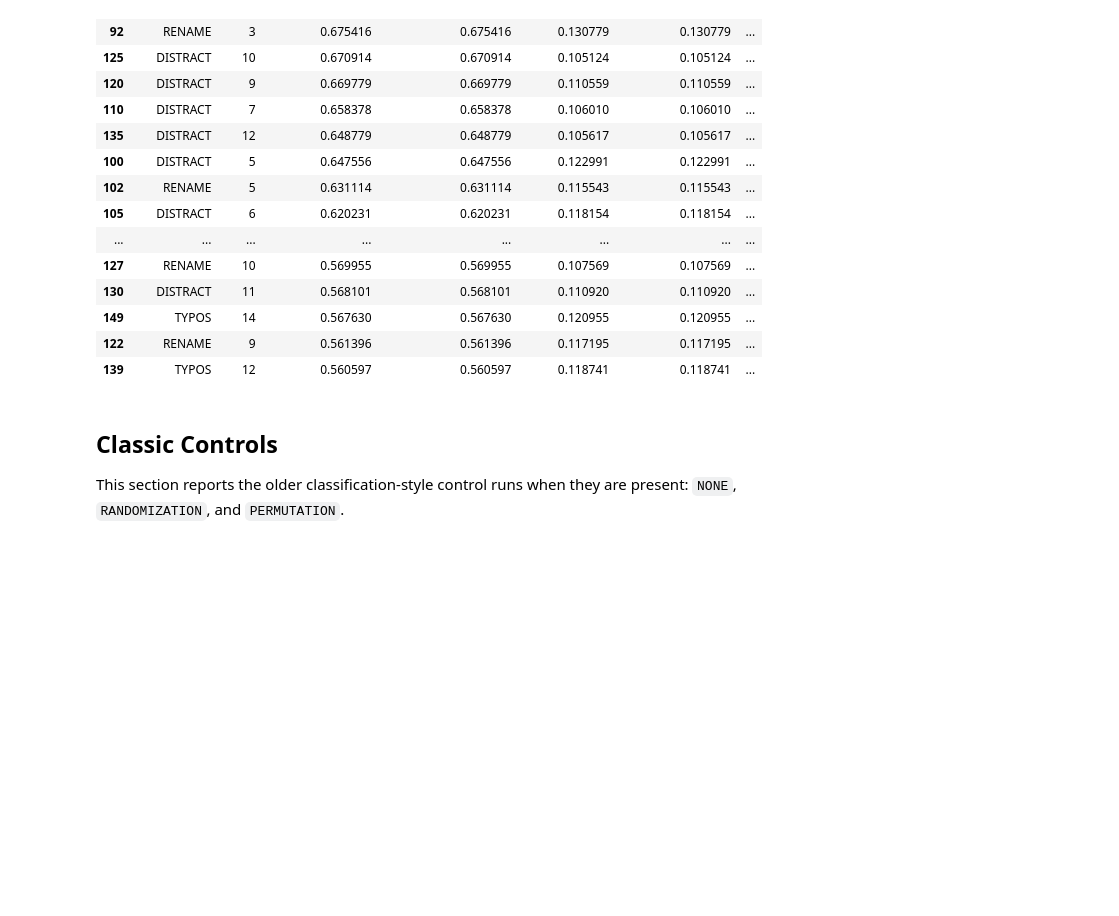
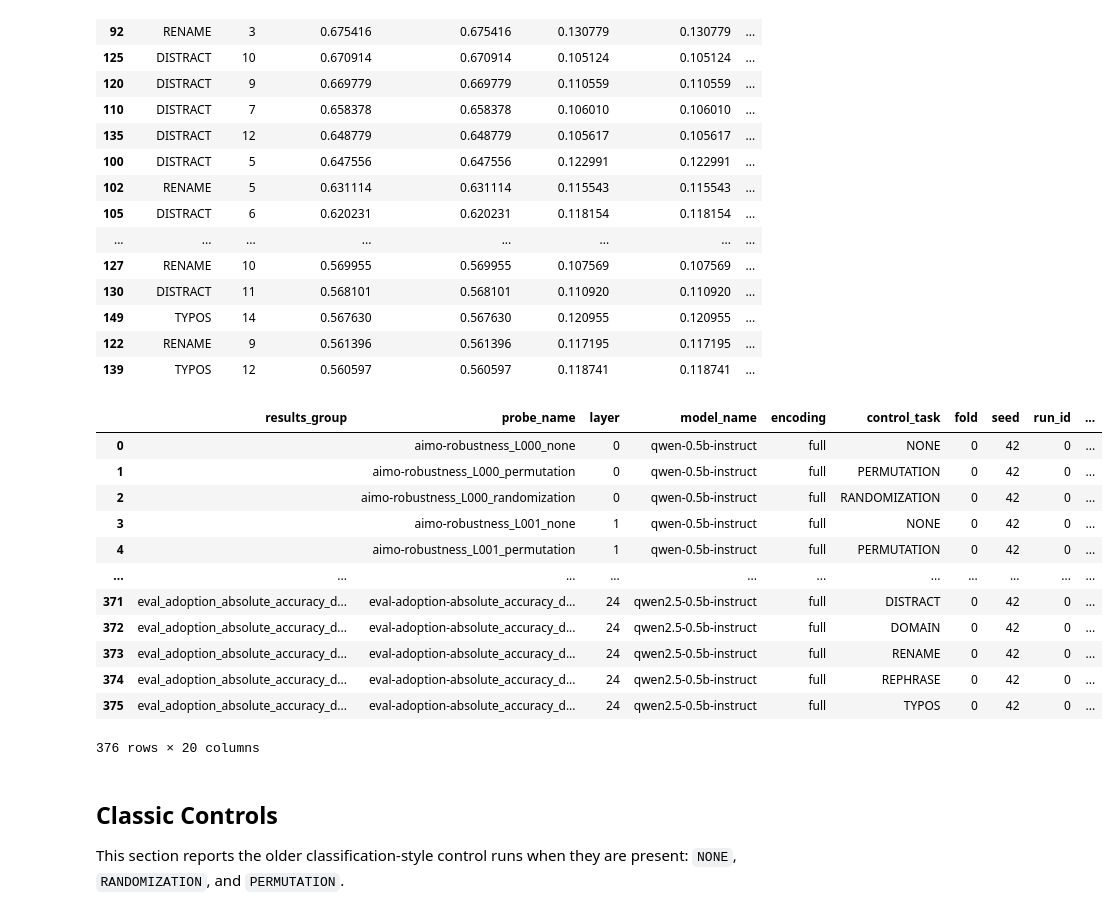
Before and after one commit to aimo-interp/baselines, a Jupyter notebook: notebooks/results_overview.ipynb, the cells around one changed output. Saved outputs shown, nothing was run; the diff lists cells and outputs as text; code cells hidden in the pictures; blank space fills up the shorter version.

Commit message:
Add eval-adoption control sweeps

```diff
--- a/notebooks/results_overview.ipynb
+++ b/notebooks/results_overview.ipynb
@@ -41,6 +41,9 @@ def parse_run_path(path: Path) -> dict:
     if layer_match is None:
         raise ValueError(f"Could not parse layer from {probe_name}")
 
+    perturbation_match = re.search(r"absolute_accuracy_decay__([^_]+)__L\d{3}$", probe_name)
+    perturbation_type = perturbation_match.group(1) if perturbation_match else None
+
     return {
         "results_group": "/".join(prefix),
         "probe_name": probe_name,
@@ -48,6 +51,7 @@ def parse_run_path(path: Path) -> dict:
         "model_name": model_name,
         "encoding": encoding,
         "control_task": control_task,
+        "perturbation_type": perturbation_type,
         "fold": int(fold),
         "seed": int(seed),
         "run_id": int(run_id),
@@ -302,6 +318,22 @@ latest_runs.sort_values("full_test_pearson", ascending=False)[[
 | 149 | TYPOS | 14 | 0.567630 | 0.567630 | 0.120955 | 0.120955 | ... |
 | 122 | RENAME | 9 | 0.561396 | 0.561396 | 0.117195 | 0.117195 | ... |
 | 139 | TYPOS | 12 | 0.560597 | 0.560597 | 0.118741 | 0.118741 | ... |
+# %%
+runs_df
+# %% [output]
+|  | results_group | probe_name | layer | model_name | encoding | control_task | fold | seed | run_id | ... |
+| 0 |  | aimo-robustness_L000_none | 0 | qwen-0.5b-instruct | full | NONE | 0 | 42 | 0 | ... |
+| 1 |  | aimo-robustness_L000_permutation | 0 | qwen-0.5b-instruct | full | PERMUTATION | 0 | 42 | 0 | ... |
+| 2 |  | aimo-robustness_L000_randomization | 0 | qwen-0.5b-instruct | full | RANDOMIZATION | 0 | 42 | 0 | ... |
+| 3 |  | aimo-robustness_L001_none | 1 | qwen-0.5b-instruct | full | NONE | 0 | 42 | 0 | ... |
+| 4 |  | aimo-robustness_L001_permutation | 1 | qwen-0.5b-instruct | full | PERMUTATION | 0 | 42 | 0 | ... |
+| ... | ... | ... | ... | ... | ... | ... | ... | ... | ... | ... |
+| 371 | eval_adoption_absolute_accuracy_d... | eval-adoption-absolute_accuracy_d... | 24 | qwen2.5-0.5b-instruct | full | DISTRACT | 0 | 42 | 0 | ... |
+| 372 | eval_adoption_absolute_accuracy_d... | eval-adoption-absolute_accuracy_d... | 24 | qwen2.5-0.5b-instruct | full | DOMAIN | 0 | 42 | 0 | ... |
+| 373 | eval_adoption_absolute_accuracy_d... | eval-adoption-absolute_accuracy_d... | 24 | qwen2.5-0.5b-instruct | full | RENAME | 0 | 42 | 0 | ... |
+| 374 | eval_adoption_absolute_accuracy_d... | eval-adoption-absolute_accuracy_d... | 24 | qwen2.5-0.5b-instruct | full | REPHRASE | 0 | 42 | 0 | ... |
+| 375 | eval_adoption_absolute_accuracy_d... | eval-adoption-absolute_accuracy_d... | 24 | qwen2.5-0.5b-instruct | full | TYPOS | 0 | 42 | 0 | ... |
+376 rows × 20 columns
 # %% [markdown]
 ## Classic Controls
 
```
Also changed, not shown: parts of 11 cells of this notebook, 1 other file.
